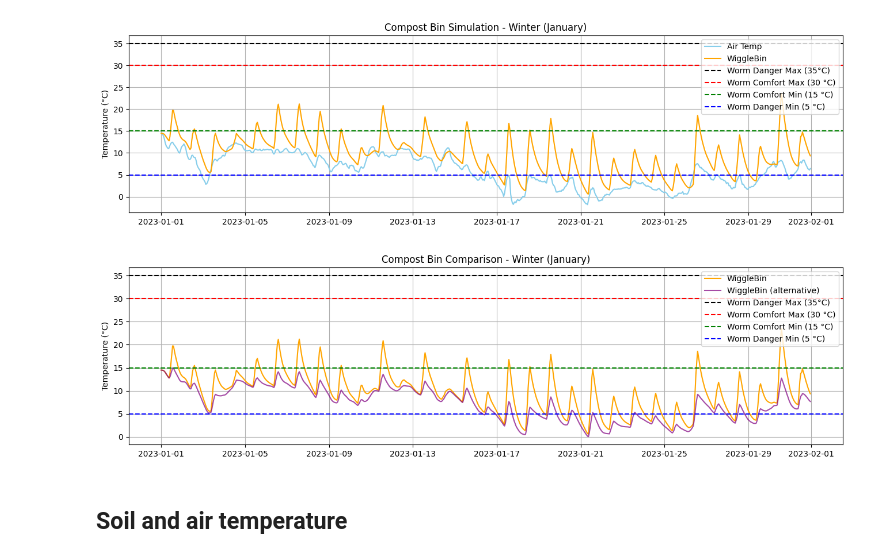
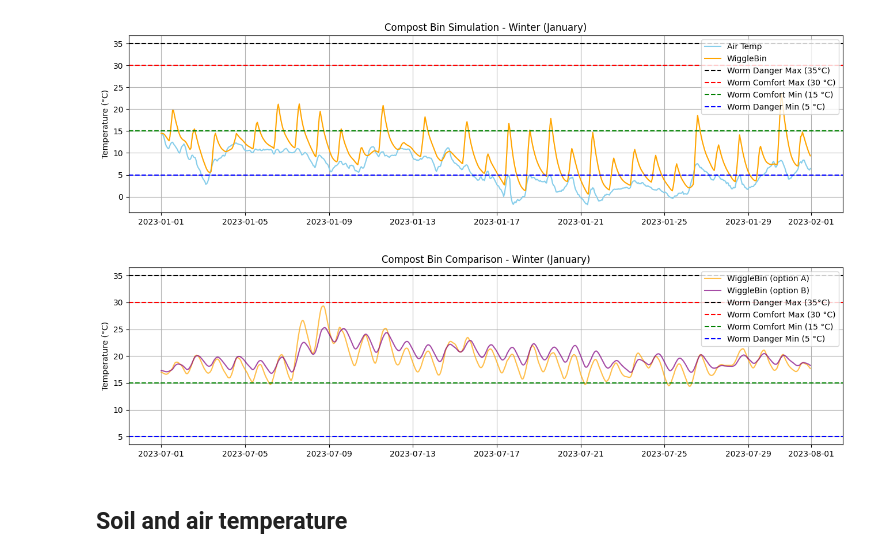
Before and after one commit to wiggle-bin/wiggle-research, a Jupyter notebook: wiggle-weather-assessment-ERA5.ipynb, the cells around one changed output. Cells and saved outputs as stored; diff of their text form; code cells hidden in the pictures.

Commit message:
Added ambient soil param

```diff
--- a/wiggle-weather-assessment-ERA5.ipynb
+++ b/wiggle-weather-assessment-ERA5.ipynb
@@ -103,7 +117,7 @@ df_summer['bin'] = simulate(
     df_summer,
     color='white',
     insulation=True,
-    in_shade=True
+    in_shade=True,
 )
 
 df_summer['ambient'] = df_summer['temp']
@@ -135,7 +149,8 @@ df_summer['bin_option_b'] = simulate(
     df_summer,
     color='black',
     insulation=True,
-    in_shade=True
+    in_shade=True,
+    use_soil_as_ambient=True
 )
 
 plt.figure(figsize=(16, 4))
@@ -178,25 +193,29 @@ plt.show()
 # %% [output]
 [figure]
 # %%
-df_winter['bin_alternative'] = simulate(
+df_winter['bin_option_a'] = simulate(
+    df_winter, color='white', insulation=True, partial_shade=True,
+    sunlight_hours=(10, 15)  # bin in sun from 10:00–15:00
+)
+df_winter['bin_option_b'] = simulate(
     df_winter, color='white', insulation=True, partial_shade=True,
     sunlight_hours=(10, 15)  # bin in sun from 10:00–15:00
 )
 
 plt.figure(figsize=(16, 4))
-plt.plot(df_winter.index, df_winter['bin'], label='WiggleBin', color='orange')
-plt.plot(df_winter.index, df_winter['bin_alternative'], label='WiggleBin (alternative)', color='purple', alpha=0.7)
+plt.plot(df_summer.index, df_summer['bin_option_a'], label='WiggleBin (option A)', color='orange', alpha=0.7)
+plt.plot(df_summer.index, df_summer['bin_option_b'], label='WiggleBin (option B)', color='purple', alpha=0.7)
 plt.title("Compost Bin Comparison - Winter (January)")
 plt.ylabel("Temperature (°C)")
 plt.axhline(35, linestyle='--', color='black', label='Worm Danger Max (35°C)')
 plt.axhline(30, linestyle='--', color='red', label='Worm Comfort Max (30 °C)')
 plt.axhline(15, linestyle='--', color='green', label='Worm Comfort Min (15 °C)')
 plt.axhline(5, linestyle='--', color='blue', label='Worm Danger Min (5 °C)')
 plt.legend(loc='upper right')
 plt.grid()
 plt.show()
 # %% [output]
-[figure, old version]
+[figure, new version]
 # %% [markdown]
 ## Soil and air temperature
 # %%
```
Also changed, not shown: parts of 2 cells of this notebook.
